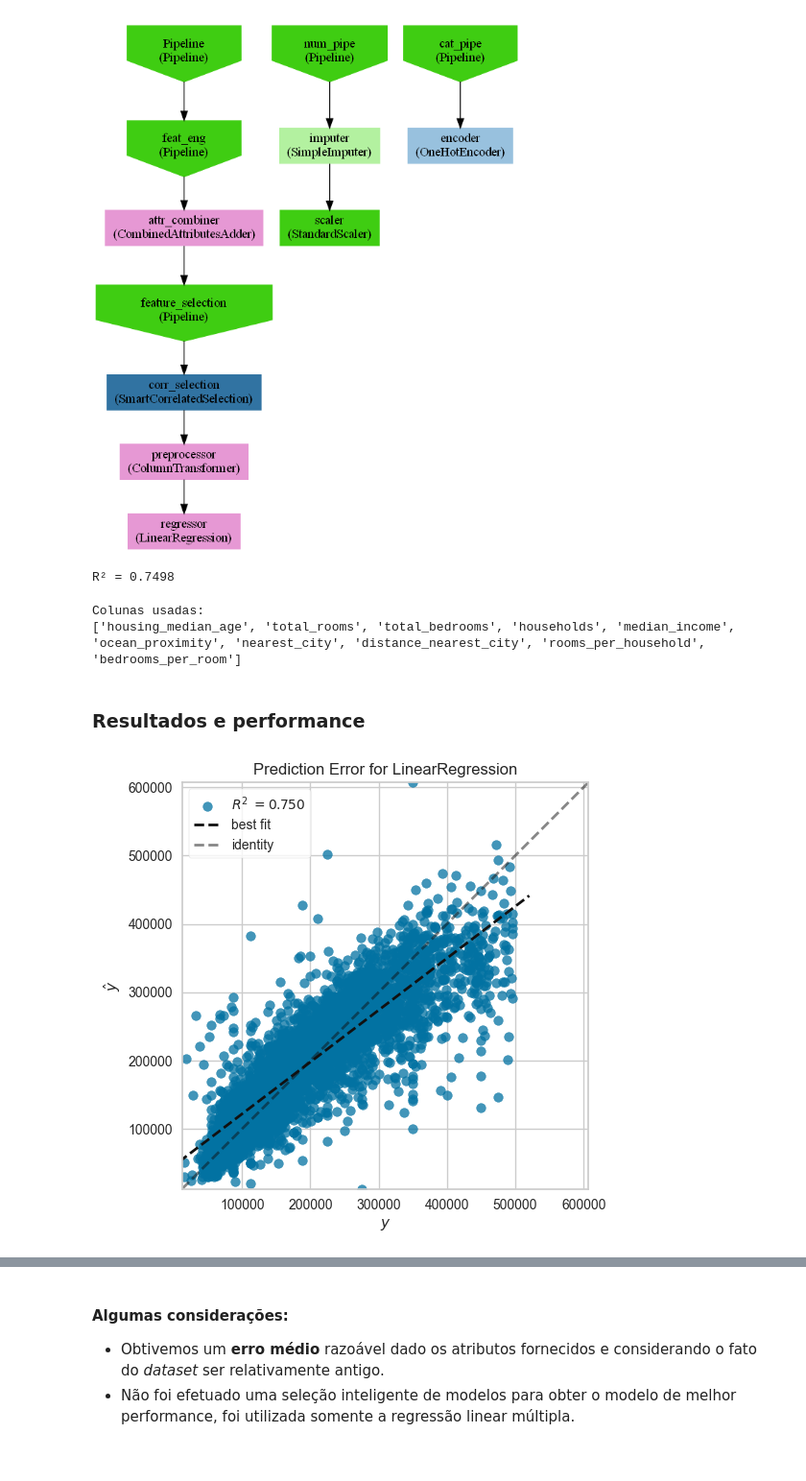
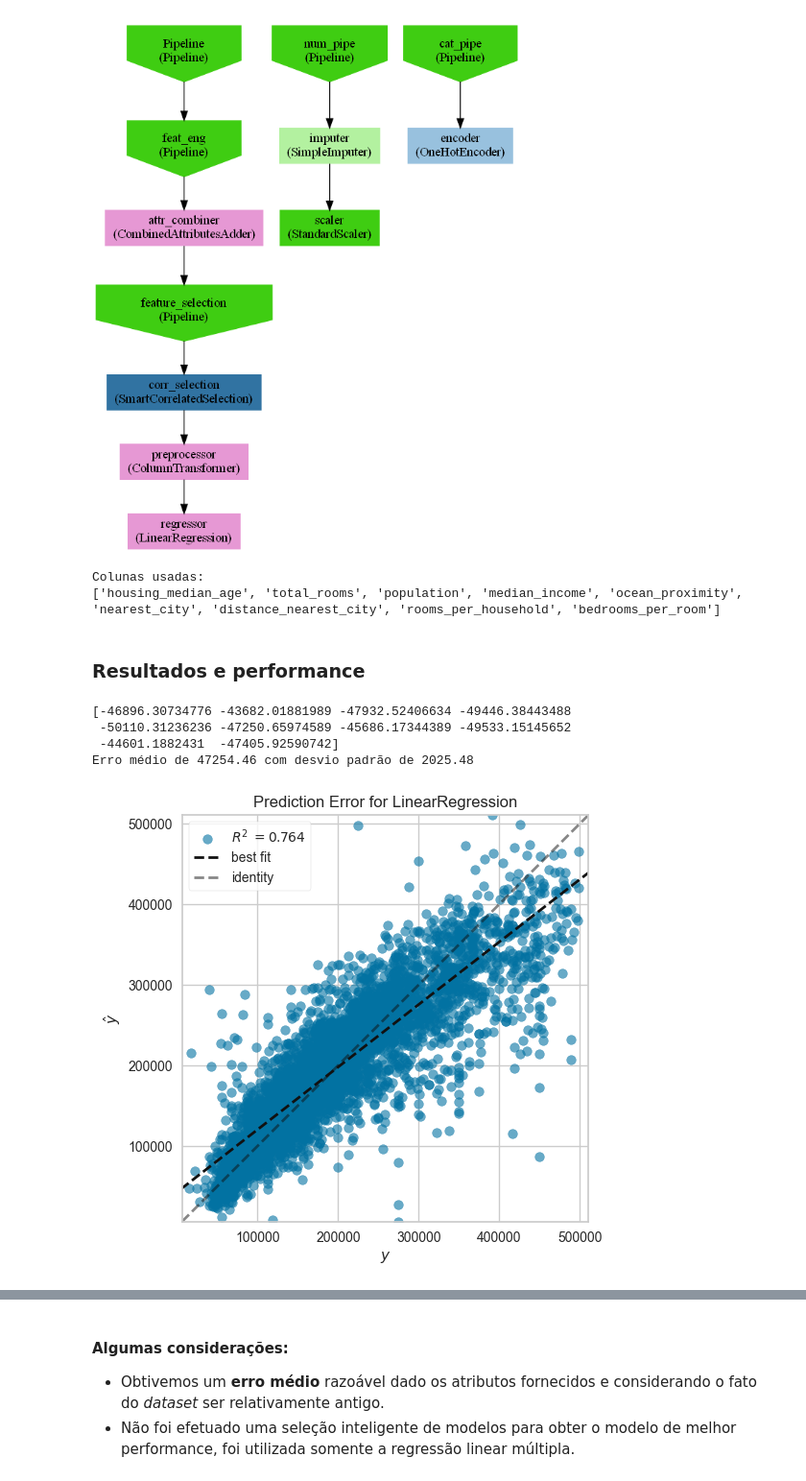
Before and after one commit to thepersonilike13/housing_prices_app, a Jupyter notebook: housing_prices_california.ipynb, the cells around one changed output, grey strips where cells are left out. Shown at 96% size. Drawn from its saved outputs; the diff is of its cells as text; code cells hidden in the pictures.

```diff
--- a/housing_prices_california.ipynb
+++ b/housing_prices_california.ipynb
@@ -734,7 +726,9 @@ data = pd.read_csv('data/housing.csv').rename(columns={"longitude":'lon',
                                                        "latitude": 'lat'})
 
 # filtrando os preços para que a regressão linear não aprenda que existe um falso limite em 500 mil.
-data = data.query("median_house_value < 500_000")
+data = data[data.median_house_value < 500_000]
 
 X_data = data.drop(columns='median_house_value')
 y = data['median_house_value']
+
+data
@@ -839,22 +829,30 @@ graph = make_graph('Pipeline', train_pipeline)
 Image(graph.create_png())
 # %% [output]
 [figure]
-# %%
-print(f"R² = {train_pipeline.score(X_test, y_test):.4f}")
-# %% [output]
-R² = 0.7498
 # %%
-used_columns = train_pipeline[0].get_feature_names_out()
+used_columns = train_pipeline[1].get_feature_names_out()
 print(f"Colunas usadas: \n{used_columns}")
 # %% [output]
 Colunas usadas:
-['housing_median_age', 'total_rooms', 'total_bedrooms', 'households', 'median_income', 'ocean_proximity', 'nearest_city', 'distance_nearest_city', 'rooms_per_household', 'bedrooms_per_room']
+['housing_median_age', 'total_rooms', 'population', 'median_income', 'ocean_proximity', 'nearest_city', 'distance_nearest_city', 'rooms_per_household', 'bedrooms_per_room']
 # %% [markdown]
 ### Resultados e performance
+# %%
+rmse_scores = cross_val_score(train_pipeline, X_train, y_train, cv=10, scoring='neg_root_mean_squared_error')
+rmse = -rmse_scores.mean()
+rmse_std = rmse_scores.std()
+
+print(rmse_scores)
+print(f"Erro médio de {rmse:.2f} com desvio padrão de {rmse_std:.2f}")
+# %% [output]
+[-46896.30734776 -43682.01881989 -47932.52406634 -49446.38443488
+ -50110.31236236 -47250.65974589 -45686.17344389 -49533.15145652
+ -44601.1882431  -47405.92590742]
+Erro médio de 47254.46 com desvio padrão de 2025.48
 # %%
 from yellowbrick.regressor import prediction_error
 
-visualizer = prediction_error(train_pipeline, X_train, y_train, X_test, y_test)
+visualizer = prediction_error(train_pipeline, X_train, y_train, X_test, y_test, alpha=0.6)
 _ = visualizer.show()
 # %% [output]
-[figure, old version]
+[figure, new version]
```
Also changed, not shown: parts of 37 cells of this notebook, 5 other files.
